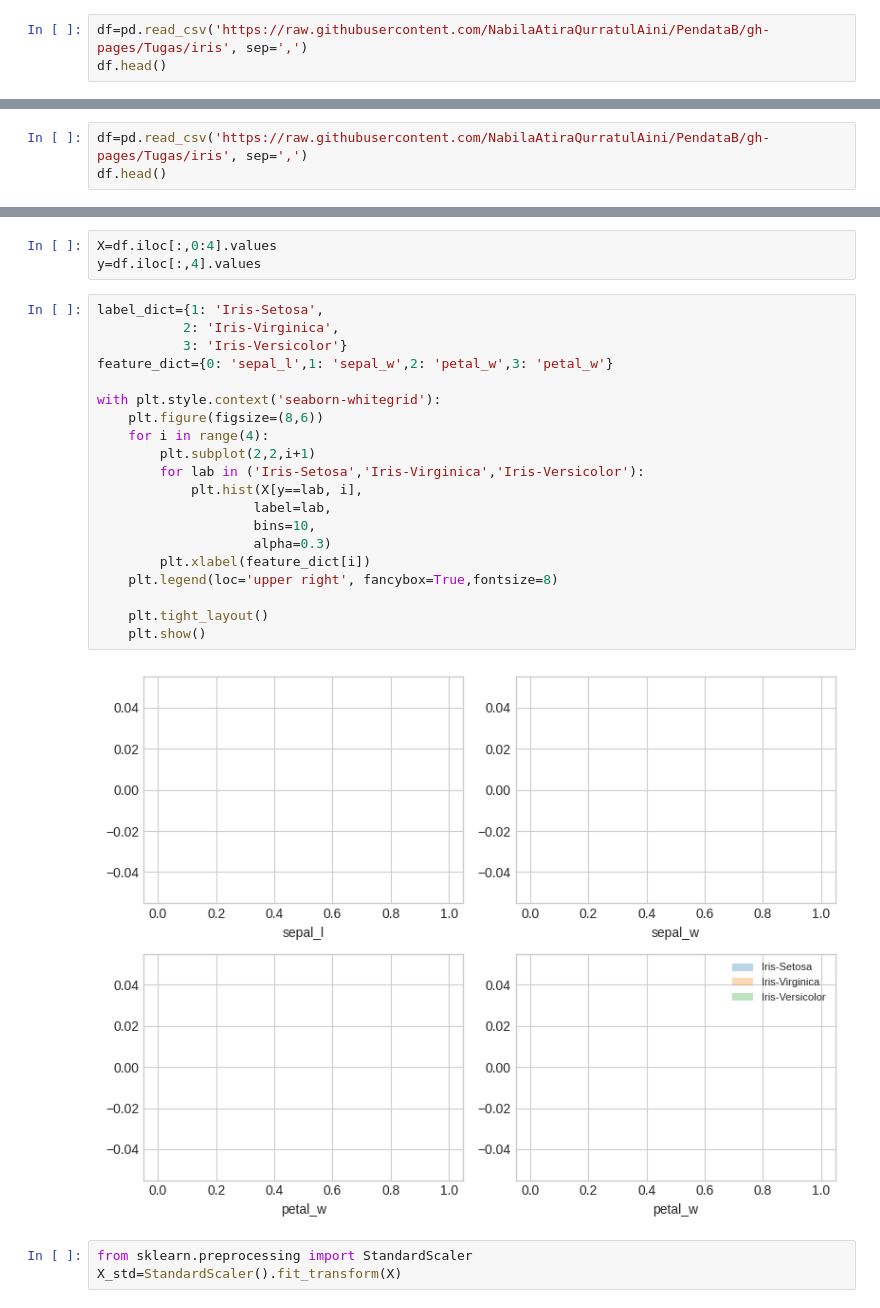
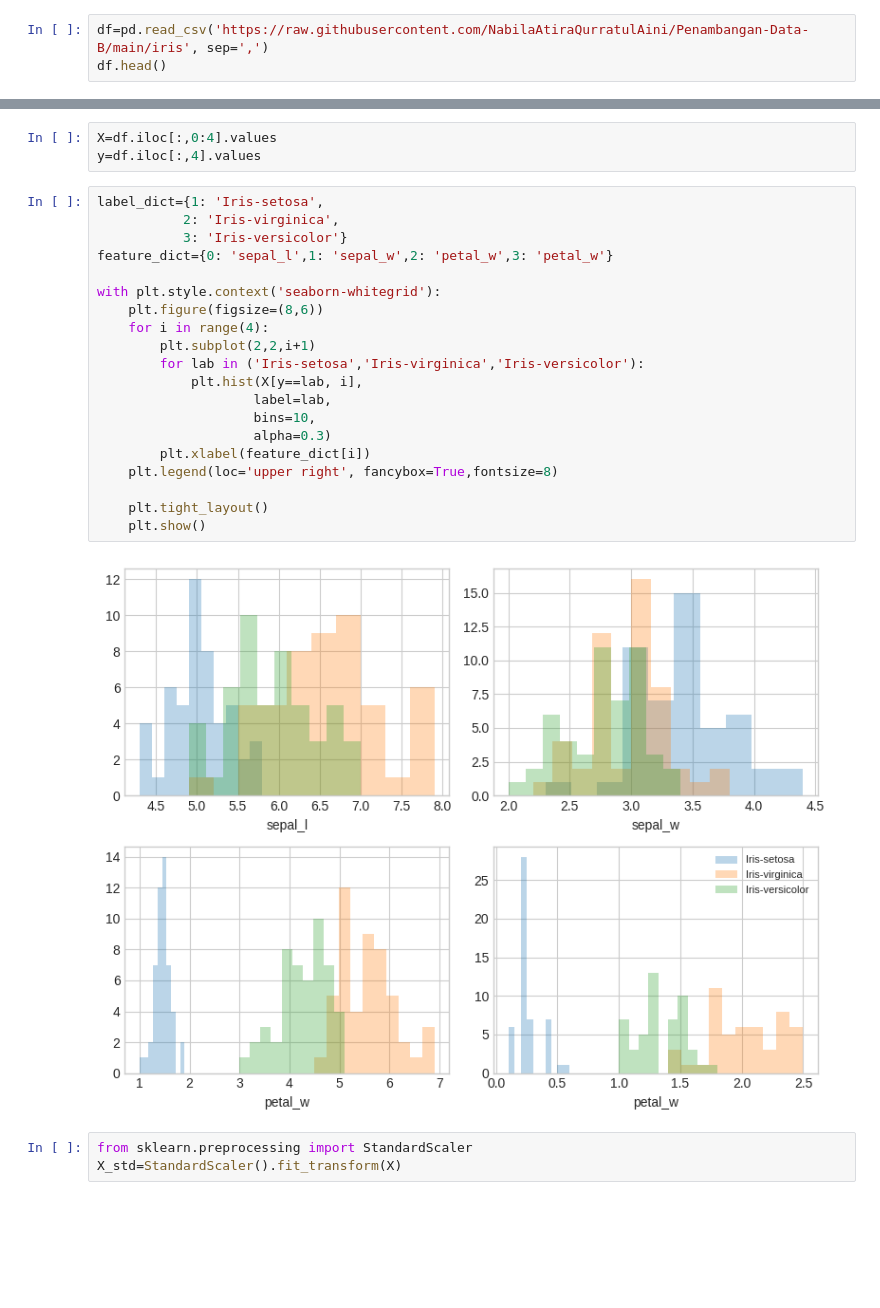
Before and after one commit to NabilaAtiraQurratulAini/PendataB, a Jupyter notebook: _sources/Tugas/PCAIrisData.ipynb, the cells around one changed output, grey strips where cells are left out. Saved outputs shown, nothing was run; the diff lists cells and outputs as text; blank space fills up the shorter version.

```diff
--- a/_sources/Tugas/PCAIrisData.ipynb
+++ b/_sources/Tugas/PCAIrisData.ipynb
@@ -8,6 +8,6 @@ import numpy as np
 import seaborn as sns
 import matplotlib.pyplot as plt
 # %%
-df=pd.read_csv('https://raw.githubusercontent.com/NabilaAtiraQurratulAini/PendataB/gh-pages/Tugas/iris', sep=',')
+df=pd.read_csv('https://raw.githubusercontent.com/NabilaAtiraQurratulAini/Penambangan-Data-B/main/iris', sep=',')
 df.head()
 # %% [output]
@@ -20,3 +19,0 @@ import matplotlib.pyplot as plt
-# %%
-df=pd.read_csv('https://raw.githubusercontent.com/NabilaAtiraQurratulAini/PendataB/gh-pages/Tugas/iris', sep=',')
-df.head()
@@ -42,27 +32,27 @@ Index(['sepal_l', 'sepal_w', 'petal_l', 'petal_w', 'class'], dtype='object')
 X=df.iloc[:,0:4].values
 y=df.iloc[:,4].values
 # %%
-label_dict={1: 'Iris-Setosa',
-           2: 'Iris-Virginica',
-           3: 'Iris-Versicolor'}
+label_dict={1: 'Iris-setosa',
+           2: 'Iris-virginica',
+           3: 'Iris-versicolor'}
 feature_dict={0: 'sepal_l',1: 'sepal_w',2: 'petal_w',3: 'petal_w'}
 
 with plt.style.context('seaborn-whitegrid'):
     plt.figure(figsize=(8,6))
     for i in range(4):
         plt.subplot(2,2,i+1)
-        for lab in ('Iris-Setosa','Iris-Virginica','Iris-Versicolor'):
+        for lab in ('Iris-setosa','Iris-virginica','Iris-versicolor'):
             plt.hist(X[y==lab, i],
                     label=lab,
                     bins=10,
                     alpha=0.3)
         plt.xlabel(feature_dict[i])
     plt.legend(loc='upper right', fancybox=True,fontsize=8)
 
     plt.tight_layout()
     plt.show()
 # %% [output]
-[figure, old version]
+[figure, new version]
 # %%
 from sklearn.preprocessing import StandardScaler
 X_std=StandardScaler().fit_transform(X)
```
Also changed, not shown: parts of 131 cells of this notebook, 8 other files.
